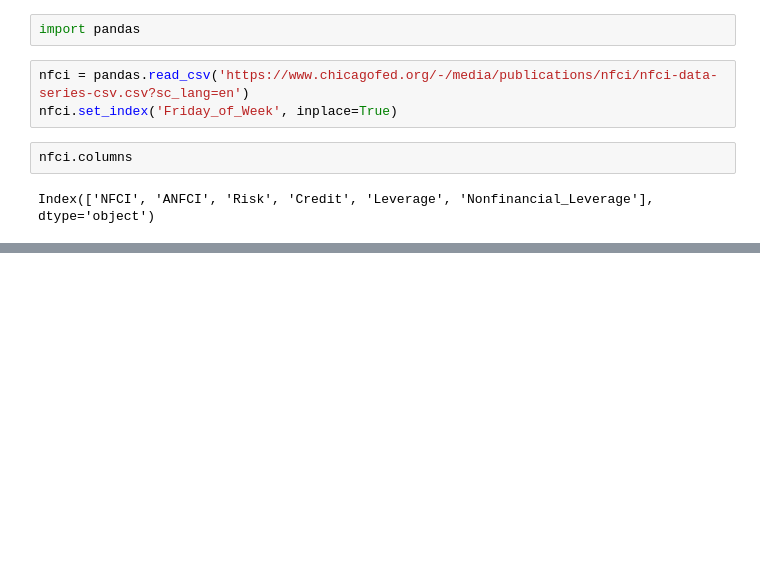
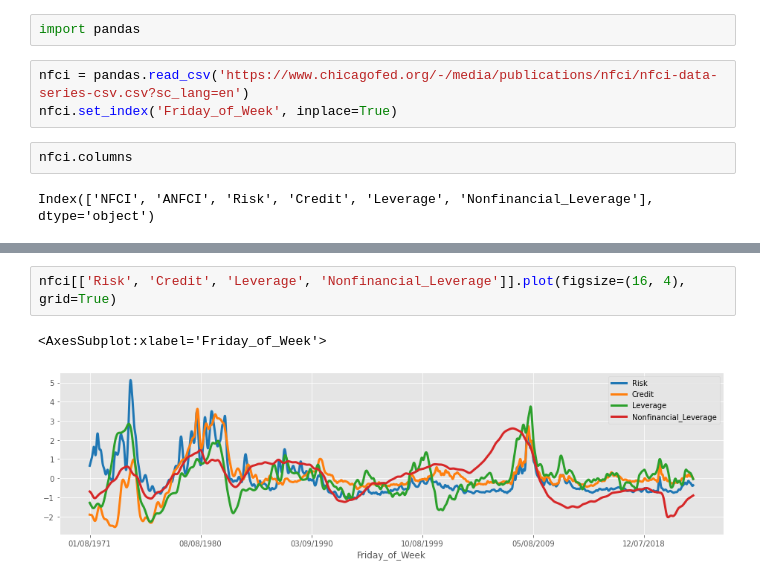
Before and after one commit to chris-ch/nfci, a Jupyter notebook: notebooks/nfci.ipynb, the cells around one changed output, grey strips where cells are left out. Cells and saved outputs as stored; diff of their text form; blank space fills up the shorter version.

```diff
--- a/notebooks/nfci.ipynb
+++ b/notebooks/nfci.ipynb
@@ -25,0 +26,5 @@ nfci['ANFCI'].plot(figsize=(16, 4), grid=True)
+# %%
+nfci[['Risk', 'Credit', 'Leverage', 'Nonfinancial_Leverage']].plot(figsize=(16, 4), grid=True)
+# %% [output]
+<AxesSubplot:xlabel='Friday_of_Week'>
+[figure, added]
```
Also changed, not shown: parts of 3 cells of this notebook.
